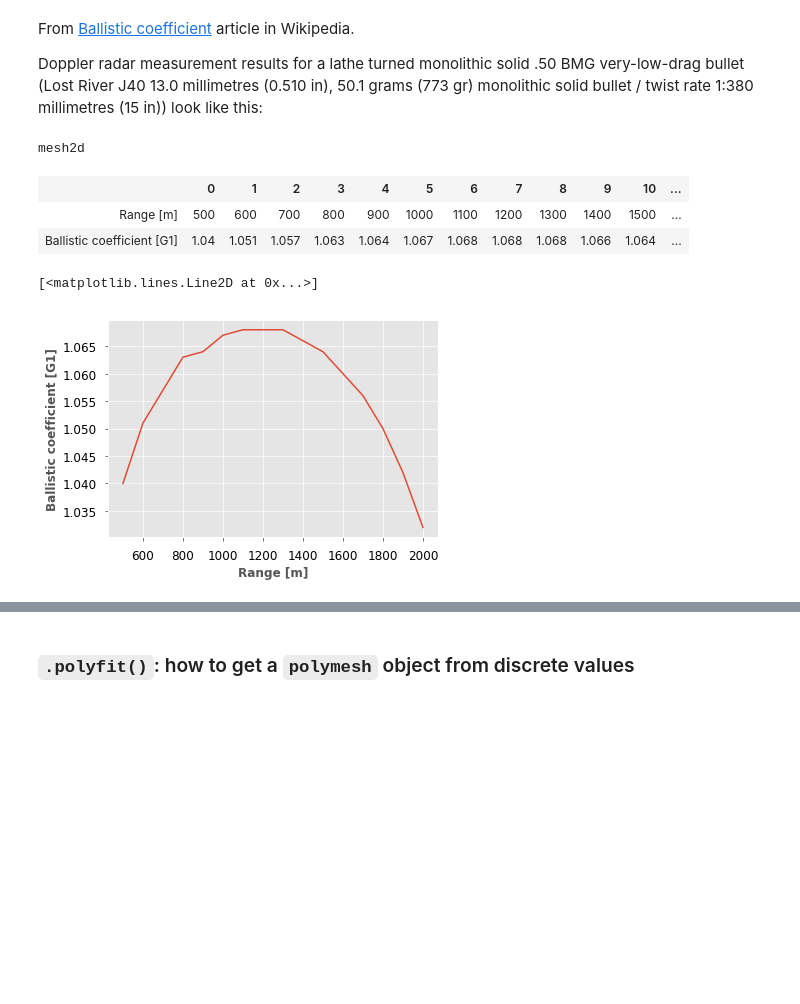
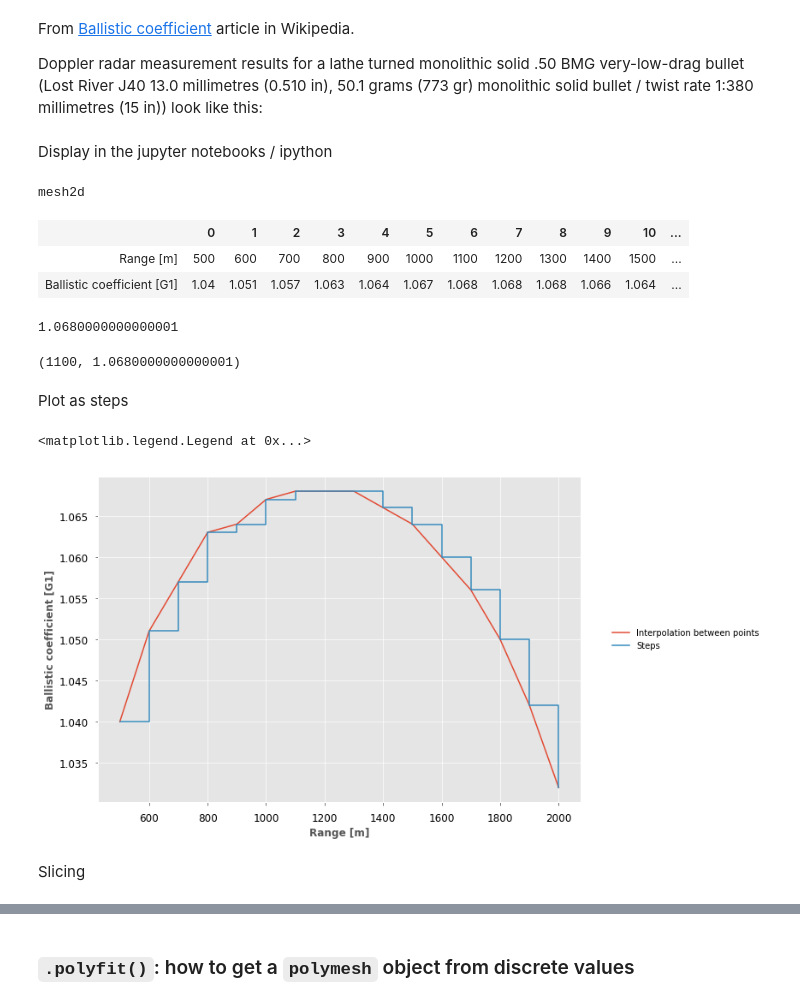
Before and after one commit to e-roux/lerp, a Jupyter notebook: docs/_src/lerp.ipynb, the cells around one changed output, grey strips where cells are left out. Saved outputs shown, nothing was run; the diff lists cells and outputs as text; code cells hidden in the pictures; blank space fills up the shorter version.

```diff
--- a/docs/_src/lerp.ipynb
+++ b/docs/_src/lerp.ipynb
@@ -43,3 +53,5 @@ BC = mesh2d(x=np.arange(500,2100,100), x_label="Range", x_unit="m",
+# %% [markdown]
+Display in the jupyter notebooks / ipython
 # %%
 BC
 # %% [output]
@@ -48,7 +60,24 @@ mesh2d
 | Range [m] | 500 | 600 | 700 | 800 | 900 | 1000 | 1100 | 1200 | 1300 | 1400 | 1500 | ... |
 | Ballistic coefficient [G1] | 1.04 | 1.051 | 1.057 | 1.063 | 1.064 | 1.067 | 1.068 | 1.068 | 1.068 | 1.066 | 1.064 | ... |
 # %%
-BC.plot()
+BC.max()
 # %% [output]
-[<matplotlib.lines.Line2D at 0x...>]
+1.0680000000000001
-[figure, removed]
+# %%
+BC.max(argwhere=True)
+# %% [output]
+(1100, 1.0680000000000001)
+# %% [markdown]
+Plot as steps
+# %%
+plt.figure(figsize=(12,7))
+
+BC.plot(label="Interpolation between points")
+BC.steps.plot(label="Steps")
+
+plt.legend(bbox_to_anchor=(1.05, 0.5), loc='center left', facecolor="white", frameon=False)
+# %% [output]
+<matplotlib.legend.Legend at 0x...>
+[figure, added]
+# %% [markdown]
+Slicing
```
Also changed, not shown: parts of 41 cells of this notebook.
